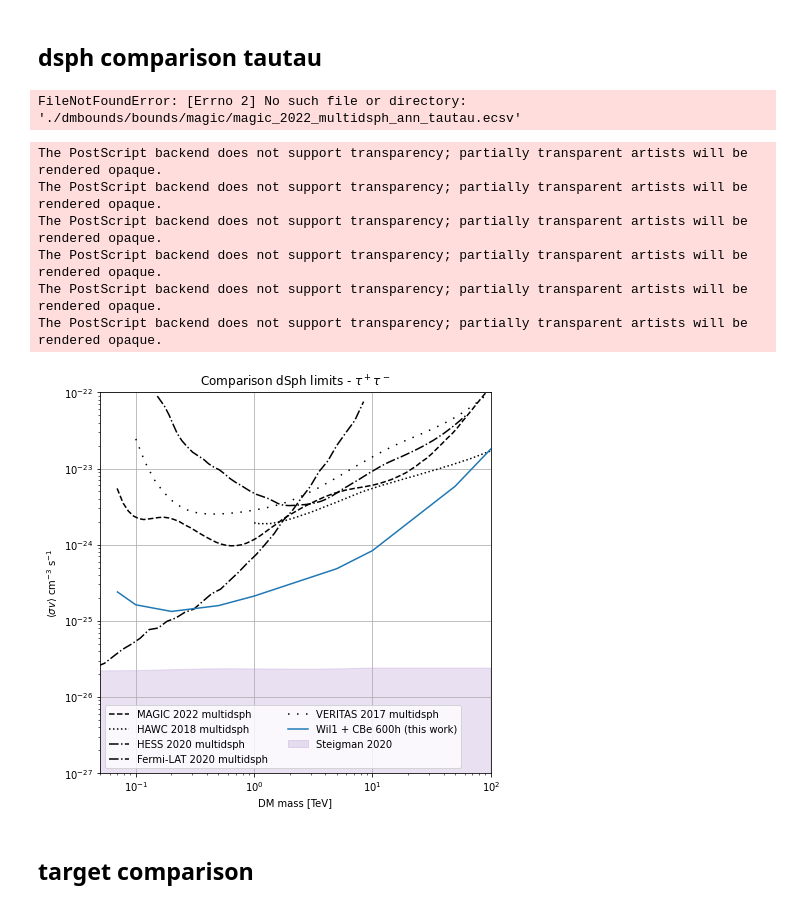
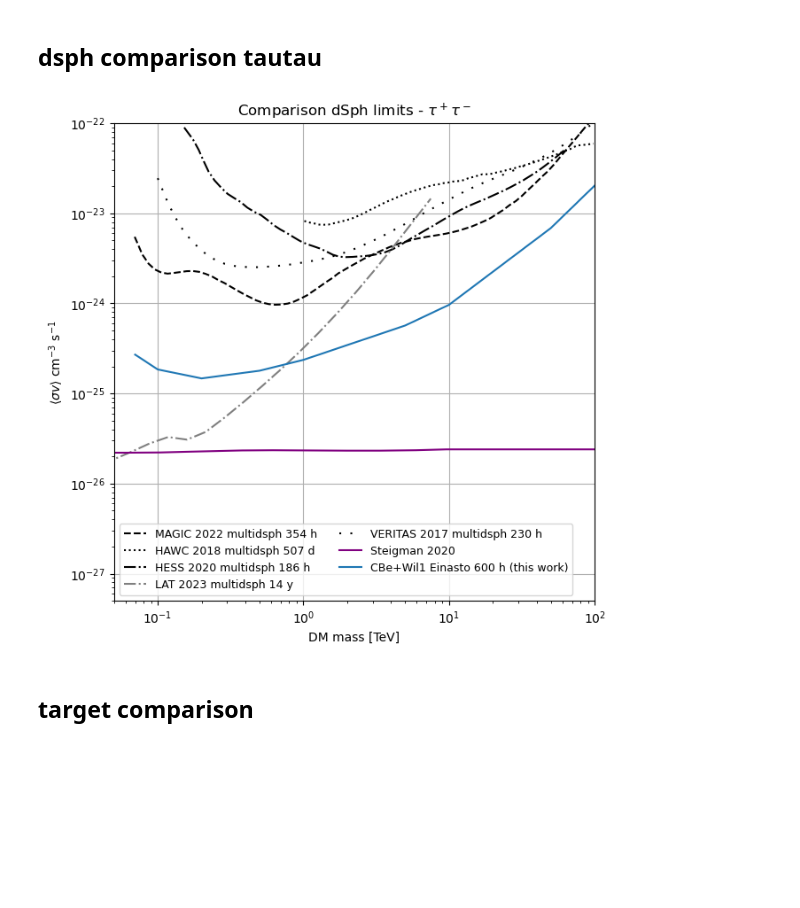
Before and after one commit to micheledoro/gDMbounds, a Jupyter notebook: sandbox/mdoro/make_dsphKSP_comparison_spectra.ipynb, the cells around one changed output. Drawn from its saved outputs; the diff is of its cells as text; code cells hidden in the pictures; blank space fills up the shorter version.

```diff
--- a/sandbox/mdoro/make_dsphKSP_comparison_spectra.ipynb
+++ b/sandbox/mdoro/make_dsphKSP_comparison_spectra.ipynb
@@ -38,3 +37,10 @@ FileNotFoundError: [Errno 2] No such file or directory: './dmbounds/bounds/magic
+# %%
+cta_m = np.array([70, 100, 200, 500, 1000, 5000, 10000, 50000, 100000])
+cta_combined2_bb_sv = np.array([6.89e-24, 2.99e-24, 1.08e-24, 6.44e-25, 6.21e-25, 1.11e-24, 1.59e-24, 4.56e-24, 8.47e-24])
+
+
+cta_Scl_bb_sv = np.array([3.13e-22, 1.05e-22, 2.84e-23, 1.20e-23, 1.04e-23, 1.57e-23, 2.09e-23, 5.47e-23, 9.10e-23])
+cta_UMa3_bb_sv = cta_Scl_bb_sv/500.
 # %%
 plt.figure(figsize=(7,7))
 plt.xlabel("DM mass [TeV]")
@@ -66,54 +77,49 @@ plt.savefig("compare_cta_bb.png")
 # %% [markdown]
 ## dsph comparison tautau
 # %%
-magic_22_mdsph = ascii.read("./dmbounds/bounds/magic/magic_2022_multidsph_ann_tautau.ecsv")
-hawc_18_mdsph= ascii.read("./dmbounds/bounds/hawc/hawc_2018_multidsph_ann_tautau.ecsv")
-hess_20_mdsph = ascii.read("./dmbounds/bounds/hess/hess_2020_multidsph_ann_tautau.ecsv")
-fermi_20_mdsph = ascii.read("./dmbounds/bounds/lat/lat_2020_multidsph_ann_tautau_oneD_frequentist.ecsv")
-#lhaaso_19_mdsph = ascii.read("./dmbounds/bounds/lhaaso/lhaaso_2019_multidsph_ann_bb_sens.ecsv
-veritas_17_mdsph = ascii.read("./dmbounds/bounds/veritas/veritas_2017_multidsph_ann_tautau.ecsv")
+magic_22_mdsph = ascii.read("../../dmbounds/bounds/magic/magic_2022_multidsph_ann_tautau.ecsv")
+hawc_18_mdsph= ascii.read("../../dmbounds/bounds/hawc/hawc_2018_multidsph_ann_tautau_notri2.ecsv")
+hess_20_mdsph = ascii.read("../../dmbounds/bounds/hess/hess_2020_multidsph_ann_tautau.ecsv")
+fermi_20_mdsph = ascii.read("../../dmbounds/bounds/lat/lat_2020_multidsph_ann_tautau_oneD_frequentist.ecsv")
+fermi_23_mdsph = ascii.read("../../dmbounds/bounds/lat/lat_2023_multidsph_ann_tautau_measured.ecsv")
+veritas_17_mdsph = ascii.read("../../dmbounds/bounds/veritas/veritas_2017_multidsph_ann_tautau.ecsv")
 
-#stack_core = ascii.read("./dmbounds/bounds/temp/stack_burkert_bb.csv")
-stack_cusp = ascii.read("./dmbounds/bounds/temp/stack_Wil1_and_CBe_Einasto_600h_tautau.csv")
-
-steigman = ascii.read("./dmbounds/modelpredictions/wimp_steigman2012_numerical.ecsv")
+steigman = ascii.read("../../dmbounds/modelpredictions/wimp_steigman2012_numerical.ecsv")
-# %% [output]
-FileNotFoundError: [Errno 2] No such file or directory: './dmbounds/bounds/magic/magic_2022_multidsph_ann_tautau.ecsv'
+# %%
+cta_combined2_tautau_sv = np.array([2.70e-25, 1.85e-25, 1.47e-25, 1.79e-25, 2.36e-25, 5.68e-25, 9.64e-25, 6.85e-24, 2.03e-23])
+
+cta_Scl_tautau_sv = np.array([9.43e-24, 4.13e-24, 2.37e-24, 2.60e-24, 3.22e-24, 6.54e-24, 1.12e-23, 5.41e-23, 1.48e-22])
+cta_UMa3_tautau_sv = cta_Scl_tautau_sv/500.
 # %%
 plt.figure(figsize=(7,7))
 plt.xlabel("DM mass [TeV]")
 plt.ylabel(r"$\langle\sigma v \rangle$ cm$^{-3}$ s$^{-1}$")
 plt.xlim(5e-2,1e2)
-plt.ylim(1e-27,1e-22)
+plt.ylim(5e-28,1e-22)
 plt.title(r'Comparison dSph limits - $\tau^+\tau^-$')
-plt.loglog(magic_22_mdsph['mass']*1e-3,magic_22_mdsph['sigmav'],color='k',linestyle='dashed',label="MAGIC 2022 multidsph")
-plt.loglog(hawc_18_mdsph['mass']*1,hawc_18_mdsph['sigmav'],color='k',linestyle='dotted',label="HAWC 2018 multidsph")
-plt.loglog(hess_20_mdsph['mass']*1,hess_20_mdsph['sigmav'],color='k',linestyle='dashdot',label="HESS 2020 multidsph")
-plt.loglog(fermi_20_mdsph['mass']*1e-3,fermi_20_mdsph['sigmav'],color='k',linestyle='dashdot',label="Fermi-LAT 2020 multidsph")
-#plt.loglog(lhaaso_19_mdsph['mass'],lhaaso_19_mdsph['sigmav'],color='k',linestyle=(0, (1, 10)),label="LHAASO 19 multidsph")
-plt.loglog(veritas_17_mdsph['mass']*1e-3,veritas_17_mdsph['sigmav'],color='k',linestyle=(0, (1, 5)),label="VERITAS 2017 multidsph")
+plt.loglog(magic_22_mdsph['mass']*1e-3,magic_22_mdsph['sigmav'],color='k',linestyle='dashed',label="MAGIC 2022 multidsph 354 h")
+plt.loglog(hawc_18_mdsph['mass']*1,hawc_18_mdsph['sigmav'],color='k',linestyle='dotted',label="HAWC 2018 multidsph 507 d")
+plt.loglog(hess_20_mdsph['mass']*1,hess_20_mdsph['sigmav'],color='k',linestyle='dashdot',label="HESS 2020 multidsph 186 h")
+plt.loglog(fermi_23_mdsph['mass']*1e-3,fermi_23_mdsph['sigmav'],color='gray',linestyle='dashdot',label="LAT 2023 multidsph 14 y")
 
 
-#plt.loglog(steigman['mass']*1e-3,steigman['sigmav'],color='pink',label="Steigman 2020")
-plt.fill_between(steigman['mass']*1e-3, 1e-28, steigman['sigmav'],color='tab:purple',alpha=0.2,label="Steigman 2020")
+#plt.loglog(lhaaso_19_mdsph['mass'],lhaaso_19_mdsph['sigmav'],color='k',linestyle=(0, (1, 10)),label="LHAASO 19 multidsph")
+plt.loglog(veritas_17_mdsph['mass']*1e-3,veritas_17_mdsph['sigmav'],color='k',linestyle=(0, (1, 5)),label="VERITAS 2017 multidsph 230 h")
 
-#plt.loglog(stack_core['mass']*1e-3,stack_core['sigmav'],label="Sgr2+CBe Core (this work)")
-plt.loglog(stack_cusp['mass']*1e-3,stack_cusp['sigmav'],label="Wil1 + CBe 600h (this work)")
 
+plt.loglog(steigman['mass']*1e-3,steigman['sigmav'],color='purple',label="Steigman 2020")
+#plt.fill_between(steigman['mass']*1e-3, 1e-28, steigman['sigmav'],color='tab:purple',alpha=0.2,label="Steigman 2020")
+
+
+plt.loglog(cta_m*1e-3,cta_combined2_tautau_sv,label="CBe+Wil1 Einasto 600 h (this work)")
+#plt.loglog(cta_m*1e-3,cta_UMa3_tautau_sv, color="tab:blue", linestyle = "dashed", label="CTAO UMa3/U1 100 h (this work)")
+
+plt.legend(loc="best",ncol=2,fontsize=9)
 plt.grid()
-plt.legend(loc="best",ncol=2)
 
-plt.savefig("compare_cta_tautau.eps")
-plt.savefig("compare_cta_tautau.pdf")
-plt.savefig("compare_cta_tautau.png")
+#plt.savefig("plot_compare_cta_dsphs_tautau.png")
 # %% [output]
-The PostScript backend does not support transparency; partially transparent artists will be rendered opaque.
-The PostScript backend does not support transparency; partially transparent artists will be rendered opaque.
-The PostScript backend does not support transparency; partially transparent artists will be rendered opaque.
-The PostScript backend does not support transparency; partially transparent artists will be rendered opaque.
-The PostScript backend does not support transparency; partially transparent artists will be rendered opaque.
-The PostScript backend does not support transparency; partially transparent artists will be rendered opaque.
-[figure, old version]
+[figure, new version]
 # %% [markdown]
 ## target comparison
 # %%
```
Also changed, not shown: parts of 4 cells of this notebook, 2 other files.
